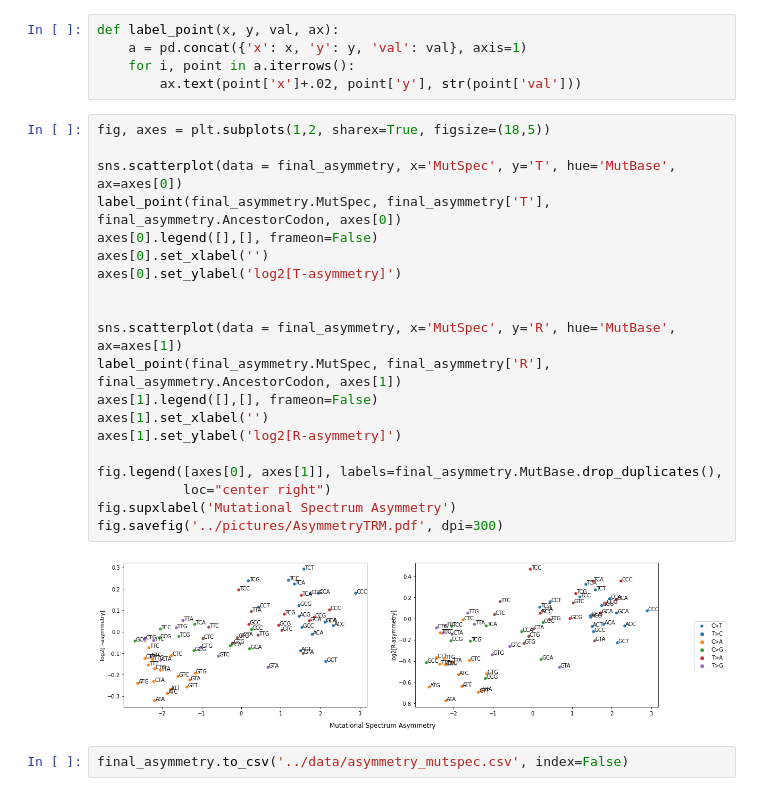
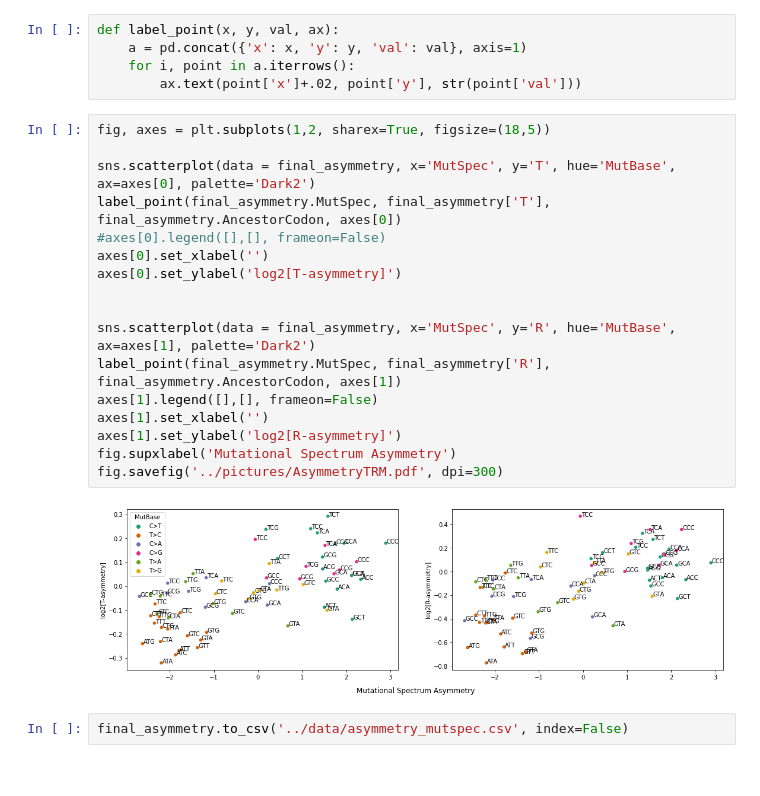
Before and after one commit to mitoclub/mtdna-192component-mutspec-chordata, a Jupyter notebook: scripts/asymmetry_TR.ipynb, the cells around one changed output. Drawn from its saved outputs; the diff is of its cells as text.

Commit message:
change axis font in mutspec and changed figure2

```diff
--- a/scripts/asymmetry_TR.ipynb
+++ b/scripts/asymmetry_TR.ipynb
@@ -91,25 +91,22 @@ def label_point(x, y, val, ax):
 # %%
 fig, axes = plt.subplots(1,2, sharex=True, figsize=(18,5))
 
-sns.scatterplot(data = final_asymmetry, x='MutSpec', y='T', hue='MutBase', ax=axes[0])
+sns.scatterplot(data = final_asymmetry, x='MutSpec', y='T', hue='MutBase', ax=axes[0], palette='Dark2')
 label_point(final_asymmetry.MutSpec, final_asymmetry['T'], final_asymmetry.AncestorCodon, axes[0])
-axes[0].legend([],[], frameon=False)
+#axes[0].legend([],[], frameon=False)
 axes[0].set_xlabel('')
 axes[0].set_ylabel('log2[T-asymmetry]')
 
 
-sns.scatterplot(data = final_asymmetry, x='MutSpec', y='R', hue='MutBase', ax=axes[1])
+sns.scatterplot(data = final_asymmetry, x='MutSpec', y='R', hue='MutBase', ax=axes[1], palette='Dark2')
 label_point(final_asymmetry.MutSpec, final_asymmetry['R'], final_asymmetry.AncestorCodon, axes[1])
 axes[1].legend([],[], frameon=False)
 axes[1].set_xlabel('')
 axes[1].set_ylabel('log2[R-asymmetry]')
-
-fig.legend([axes[0], axes[1]], labels=final_asymmetry.MutBase.drop_duplicates(),
-           loc="center right")
 fig.supxlabel('Mutational Spectrum Asymmetry')
 fig.savefig('../pictures/AsymmetryTRM.pdf', dpi=300)
 # %% [output]
-[figure, old version]
+[figure, new version]
 # %%
 final_asymmetry.to_csv('../data/asymmetry_mutspec.csv', index=False)
 # %% [markdown]
```
Also changed, not shown: 9 other files.
